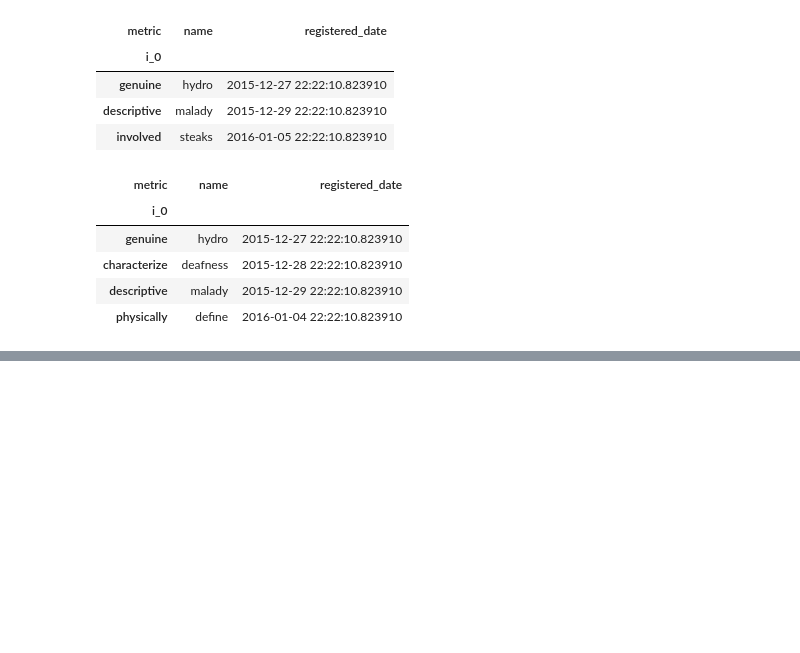
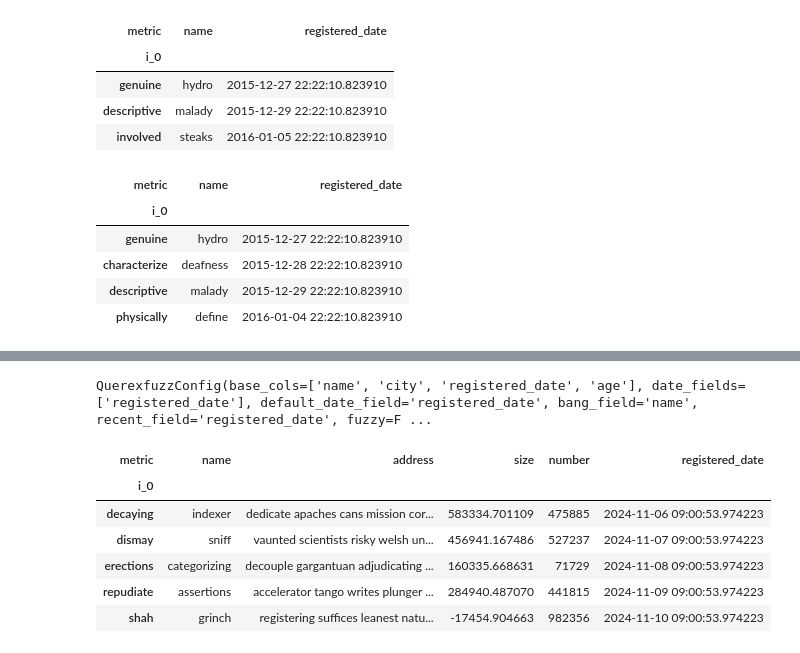
Before and after one commit to mynl/querexfuzz_project, a Jupyter notebook: example.ipynb, the cells around one changed output, grey strips where cells are left out. Cells and saved outputs as stored; diff of their text form; code cells hidden in the pictures; blank space fills up the shorter version.

```diff
--- a/example.ipynb
+++ b/example.ipynb
@@ -399,0 +567,16 @@ testdf.querexfuzz(' ! ^[hdm] ')
+# %%
+q = Querexfuzz('config.yaml')
+q.config
+# %% [output]
+QuerexfuzzConfig(base_cols=['name', 'city', 'registered_date', 'age'], date_fields=['registered_date'], default_date_field='registered_date', bang_field='name', recent_field='registered_date', fuzzy=F ...
+# %%
+testdf = q.attach_to(testdf)
+testdf.head()
+# %% [output]
+| metric | name | address | size | number | registered_date |
+| i_0 |  |  |  |  |  |
+| decaying | indexer | dedicate apaches cans mission cor... | 583334.701109 | 475885 | 2024-11-06 09:00:53.974223 |
+| dismay | sniff | vaunted scientists risky welsh un... | 456941.167486 | 527237 | 2024-11-07 09:00:53.974223 |
+| erections | categorizing | decouple gargantuan adjudicating ... | 160335.668631 | 71729 | 2024-11-08 09:00:53.974223 |
+| repudiate | assertions | accelerator tango writes plunger ... | 284940.487070 | 441815 | 2024-11-09 09:00:53.974223 |
+| shah | grinch | registering suffices leanest natu... | -17454.904663 | 982356 | 2024-11-10 09:00:53.974223 |
```
Also changed, not shown: parts of 22 cells of this notebook, 18 other files.
